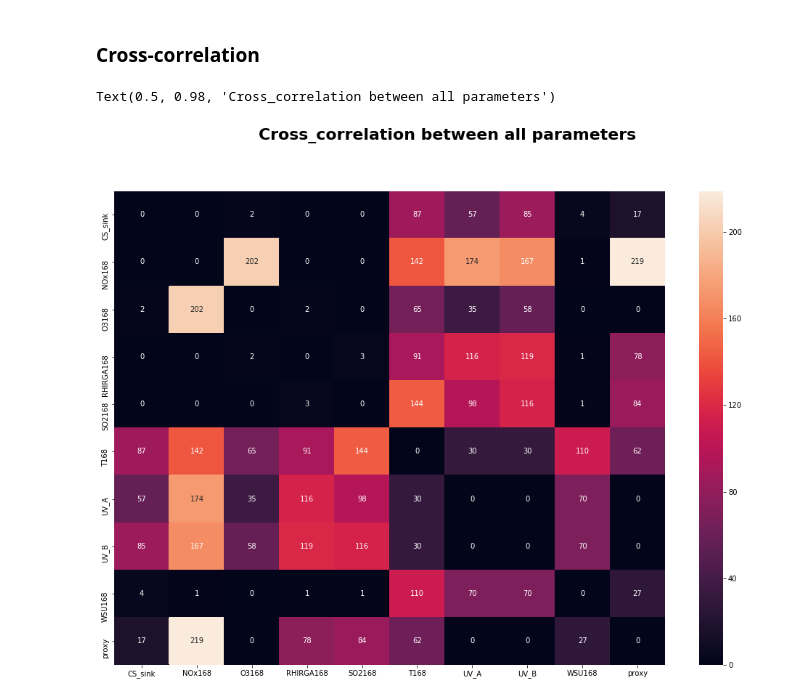
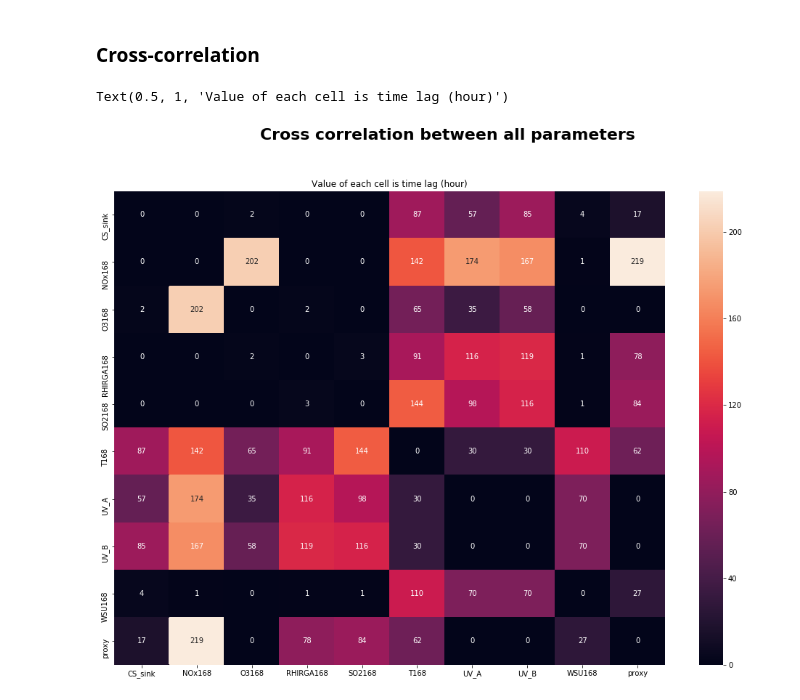
Before and after one commit to vietle94/NPF-smearII, a Jupyter notebook: Project.ipynb, the cells around one changed output. Saved outputs shown, nothing was run; the diff lists cells and outputs as text; code cells hidden in the pictures.

Commit message:
added explaination for cross-correlation plot

```diff
--- a/Project.ipynb
+++ b/Project.ipynb
@@ -613,8 +613,9 @@ for ii, i in enumerate(combined_daily.columns[1:]):
 # %%
 fig, ax = plt.subplots(figsize = (17,12))
 sns.heatmap(np.abs(cross_correlation).astype(int), xticklabels = combined_daily.columns[1:], yticklabels = combined_daily.columns[1:], ax = ax, annot = True, fmt="d")
 ax.set_ylim(combined_daily.shape[1] -1 ,0)
-fig.suptitle('Cross_correlation between all parameters', fontweight = 'bold', size = 22)
+fig.suptitle('Cross correlation between all parameters', fontweight = 'bold', size = 22)
+ax.set_title('Value of each cell is time lag (hour)')
 # %% [output]
-Text(0.5, 0.98, 'Cross_correlation between all parameters')
+Text(0.5, 1, 'Value of each cell is time lag (hour)')
-[figure, old version]
+[figure, new version]
```
